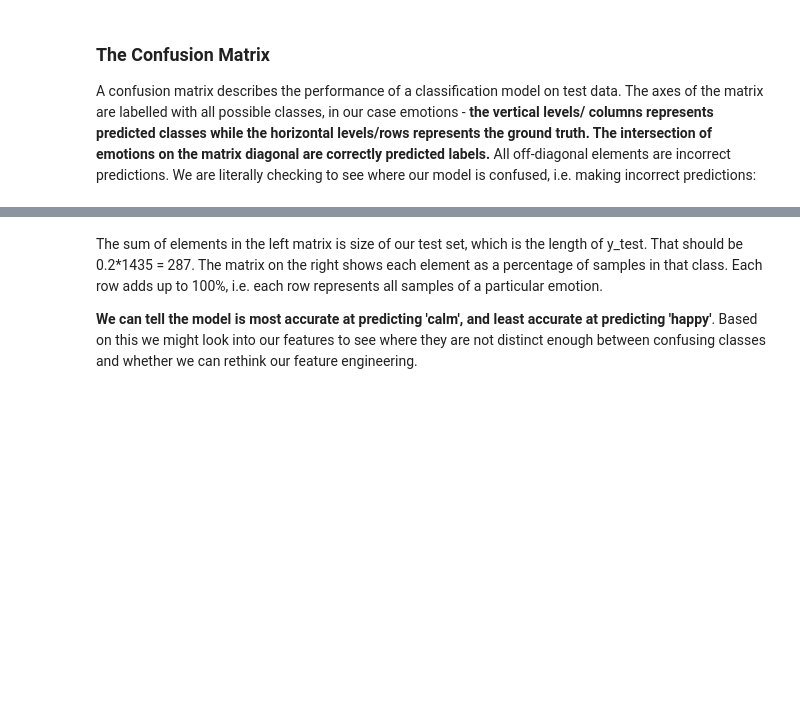
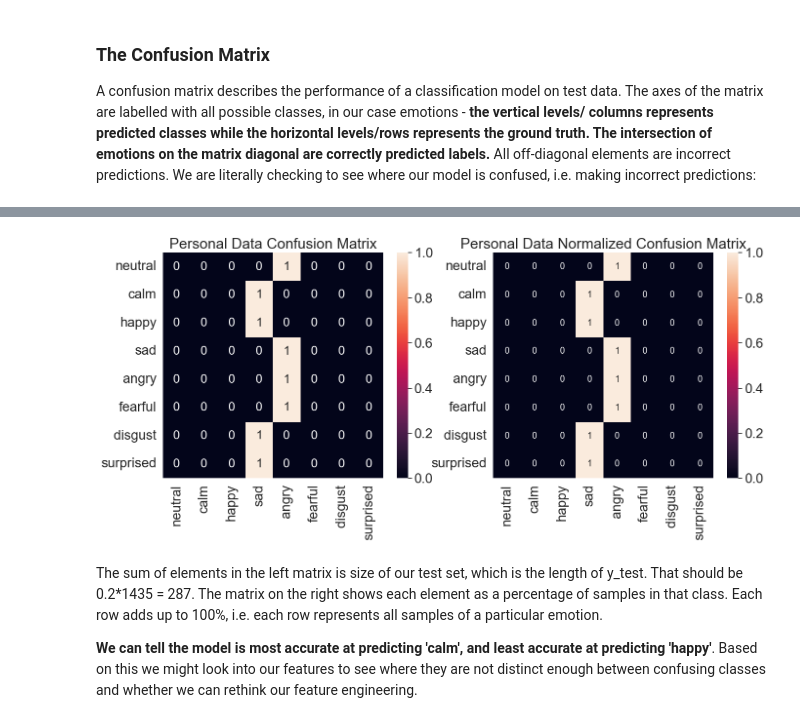
Before and after one commit to ricky319ufo/Week4-NeuralNetworks, a Jupyter notebook: Week4__Neural_Networks.ipynb, the cells around one changed output, grey strips where cells are left out. Cells and saved outputs as stored; diff of their text form; code cells hidden in the pictures; blank space fills up the shorter version.

```diff
--- a/Week4__Neural_Networks.ipynb
+++ b/Week4__Neural_Networks.ipynb
@@ -326,14 +326,14 @@ scaler = StandardScaler()
 features_scaled = features
 features_scaled = scaler.fit_transform(features_scaled)
 features_personal_scaled = features_personal
-features_perosnal_scaled = scaler.fit_transform(features_personal_scaled)
+features_personal_scaled = scaler.fit_transform(features_personal_scaled)
 
 scaler = MinMaxScaler()
 # keep our unscaled features just in case we need to process them alternatively
 features_minmax = features
 features_minmax = scaler.fit_transform(features_minmax)
 features_personal_minmax = features_personal
-features_perosnal_minmax = scaler.fit_transform(features_personal_minmax)
+features_personal_minmax = scaler.fit_transform(features_personal_minmax)
 # %% [markdown]
 Make sure our features are properly scaled:
 # %%
@@ -655,3 +675,33 @@ plt.show()
+# %%
+# get predictions on personal test set
+personal_emotion_predictions = model.predict(features_personal_scaled)
+personal_emotion_groundtruth = emotions_personal
+
+# set labels for matrix axes from emotions
+emotion_list =['neutral','calm','happy','sad','angry','fearful','disgust','surprised']
+emotion_name = [emotion for emotion in emotion_list]
+
+# build confusion matrix and normalized confusion matrix
+personal_conf_matrix = confusion_matrix(personal_emotion_groundtruth, personal_emotion_predictions, labels=emotion_list)
+personal_conf_matrix_norm = confusion_matrix(personal_emotion_groundtruth, personal_emotion_predictions, normalize='true', labels=emotion_list)
+
+# make a confusion matrix with labels using a DataFrame
+personal_confmatrix_df = pd.DataFrame(personal_conf_matrix, index=emotion_name, columns=emotion_name)
+personal_confmatrix_df_norm = pd.DataFrame(personal_conf_matrix_norm, index=emotion_name, columns=emotion_name)
+
+# plot confusion matrices
+plt.figure(figsize=(16,6))
+sn.set(font_scale=1.8) # emotion label and title size
+plt.subplot(1,2,1)
+plt.title('Personal Data Confusion Matrix')
+sn.heatmap(personal_confmatrix_df, annot=True, annot_kws={"size": 18}) #annot_kws is value font
+plt.subplot(1,2,2)
+plt.title('Personal Data Normalized Confusion Matrix')
+sn.heatmap(personal_confmatrix_df_norm, annot=True, annot_kws={"size": 13}) #annot_kws is value font
+
+plt.show()
+# %% [output]
+[figure, added]
 # %% [markdown]
 The sum of elements in the left matrix is size of our test set, which is the length of y_test. That should be 0.2*1435 = 287. The matrix on the right shows each element as a percentage of samples in that class. Each row adds up to 100%, i.e. each row represents all samples of a particular emotion.
 
```
Also changed, not shown: parts of 9 cells of this notebook.
